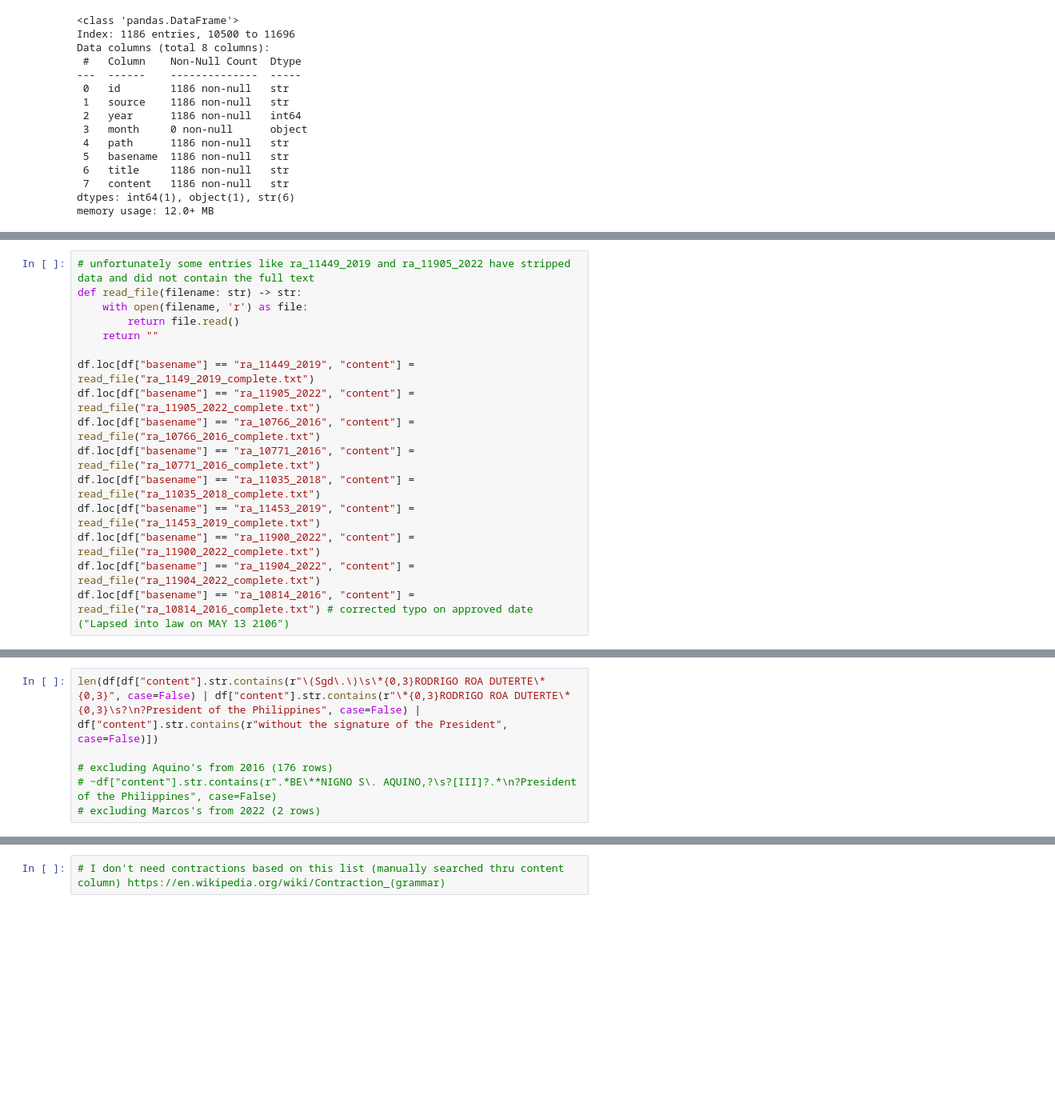
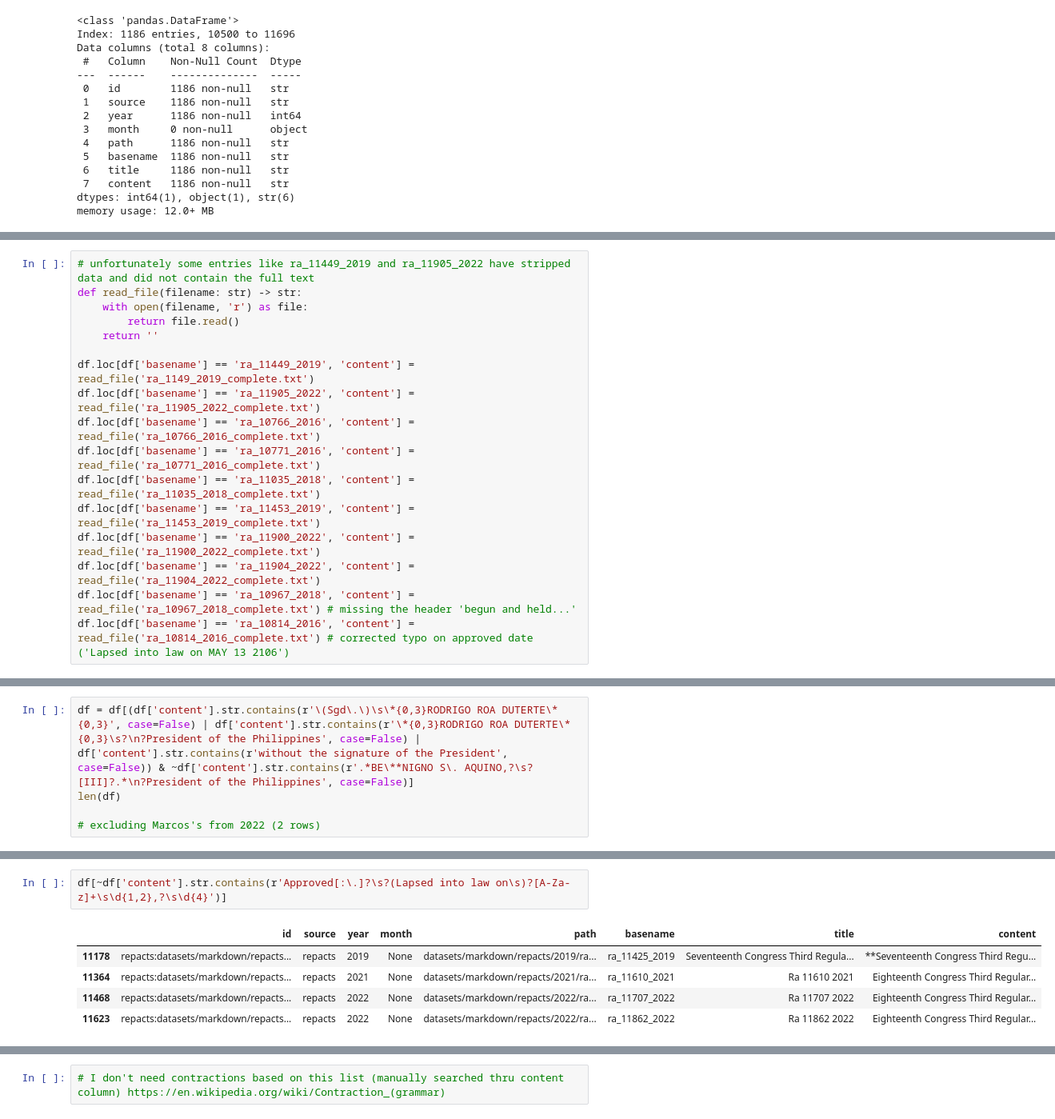
Before and after one commit to kabiikawa/csci-261.03-project, a Jupyter notebook: project/1 - Preprocessing.ipynb, the cells around one changed output, grey strips where cells are left out. Shown at 80% size. Drawn from its saved outputs; the diff is of its cells as text; blank space fills up the shorter version.

```diff
--- a/project/main.ipynb
+++ b/project/1 - Preprocessing.ipynb
@@ -71,15 +71,16 @@ len(df)
 def read_file(filename: str) -> str:
     with open(filename, 'r') as file:
         return file.read()
-    return ""
+    return ''
 
-df.loc[df["basename"] == "ra_11449_2019", "content"] = read_file("ra_1149_2019_complete.txt")
-df.loc[df["basename"] == "ra_11905_2022", "content"] = read_file("ra_11905_2022_complete.txt")
-df.loc[df["basename"] == "ra_10766_2016", "content"] = read_file("ra_10766_2016_complete.txt")
-df.loc[df["basename"] == "ra_10771_2016", "content"] = read_file("ra_10771_2016_complete.txt")
-df.loc[df["basename"] == "ra_11035_2018", "content"] = read_file("ra_11035_2018_complete.txt")
-df.loc[df["basename"] == "ra_11453_2019", "content"] = read_file("ra_11453_2019_complete.txt")
-df.loc[df["basename"] == "ra_11900_2022", "content"] = read_file("ra_11900_2022_complete.txt")
-df.loc[df["basename"] == "ra_11904_2022", "content"] = read_file("ra_11904_2022_complete.txt")
-df.loc[df["basename"] == "ra_10814_2016", "content"] = read_file("ra_10814_2016_complete.txt") # corrected typo on approved date ("Lapsed into law on MAY 13 2106")
+df.loc[df['basename'] == 'ra_11449_2019', 'content'] = read_file('ra_1149_2019_complete.txt')
+df.loc[df['basename'] == 'ra_11905_2022', 'content'] = read_file('ra_11905_2022_complete.txt')
+df.loc[df['basename'] == 'ra_10766_2016', 'content'] = read_file('ra_10766_2016_complete.txt')
+df.loc[df['basename'] == 'ra_10771_2016', 'content'] = read_file('ra_10771_2016_complete.txt')
+df.loc[df['basename'] == 'ra_11035_2018', 'content'] = read_file('ra_11035_2018_complete.txt')
+df.loc[df['basename'] == 'ra_11453_2019', 'content'] = read_file('ra_11453_2019_complete.txt')
+df.loc[df['basename'] == 'ra_11900_2022', 'content'] = read_file('ra_11900_2022_complete.txt')
+df.loc[df['basename'] == 'ra_11904_2022', 'content'] = read_file('ra_11904_2022_complete.txt')
+df.loc[df['basename'] == 'ra_10967_2018', 'content'] = read_file('ra_10967_2018_complete.txt') # missing the header 'begun and held...'
+df.loc[df['basename'] == 'ra_10814_2016', 'content'] = read_file('ra_10814_2016_complete.txt') # corrected typo on approved date ('Lapsed into law on MAY 13 2106')
 # %%
@@ -105,9 +106,8 @@ temp2
 # %% [output]
 |  | id | source | year | month | path | basename | title | content |
 # %%
-len(df[df["content"].str.contains(r"\(Sgd\.\)\s\*{0,3}RODRIGO ROA DUTERTE\*{0,3}", case=False) | df["content"].str.contains(r"\*{0,3}RODRIGO ROA DUTERTE\*{0,3}\s?\n?President of the Philippines", case=False) | df["content"].str.contains(r"without the signature of the President", case=False)])
+df = df[(df['content'].str.contains(r'\(Sgd\.\)\s\*{0,3}RODRIGO ROA DUTERTE\*{0,3}', case=False) | df['content'].str.contains(r'\*{0,3}RODRIGO ROA DUTERTE\*{0,3}\s?\n?President of the Philippines', case=False) | df['content'].str.contains(r'without the signature of the President', case=False)) & ~df['content'].str.contains(r'.*BE\**NIGNO S\. AQUINO,?\s?[III]?.*\n?President of the Philippines', case=False)]
+len(df)
 
-# excluding Aquino's from 2016 (176 rows)
-# ~df["content"].str.contains(r".*BE\**NIGNO S\. AQUINO,?\s?[III]?.*\n?President of the Philippines", case=False)
 # excluding Marcos's from 2022 (2 rows)
 # %% [output]
@@ -123,0 +148,8 @@ df[df["content"].str.contains("'ll")]
+# %%
+df[~df['content'].str.contains(r'Approved[:\.]?\s?(Lapsed into law on\s)?[A-Za-z]+\s\d{1,2},?\s\d{4}')]
+# %% [output]
+|  | id | source | year | month | path | basename | title | content |
+| 11178 | repacts:datasets/markdown/repacts... | repacts | 2019 | None | datasets/markdown/repacts/2019/ra... | ra_11425_2019 | Seventeenth Congress Third Regula... | **Seventeenth Congress Third Regu... |
+| 11364 | repacts:datasets/markdown/repacts... | repacts | 2021 | None | datasets/markdown/repacts/2021/ra... | ra_11610_2021 | Ra 11610 2021 | Eighteenth Congress Third Regular... |
+| 11468 | repacts:datasets/markdown/repacts... | repacts | 2022 | None | datasets/markdown/repacts/2022/ra... | ra_11707_2022 | Ra 11707 2022 | Eighteenth Congress Third Regular... |
+| 11623 | repacts:datasets/markdown/repacts... | repacts | 2022 | None | datasets/markdown/repacts/2022/ra... | ra_11862_2022 | Ra 11862 2022 | Eighteenth Congress Third Regular... |
```
Also changed, not shown: parts of 20 cells of this notebook, 3 other files.
